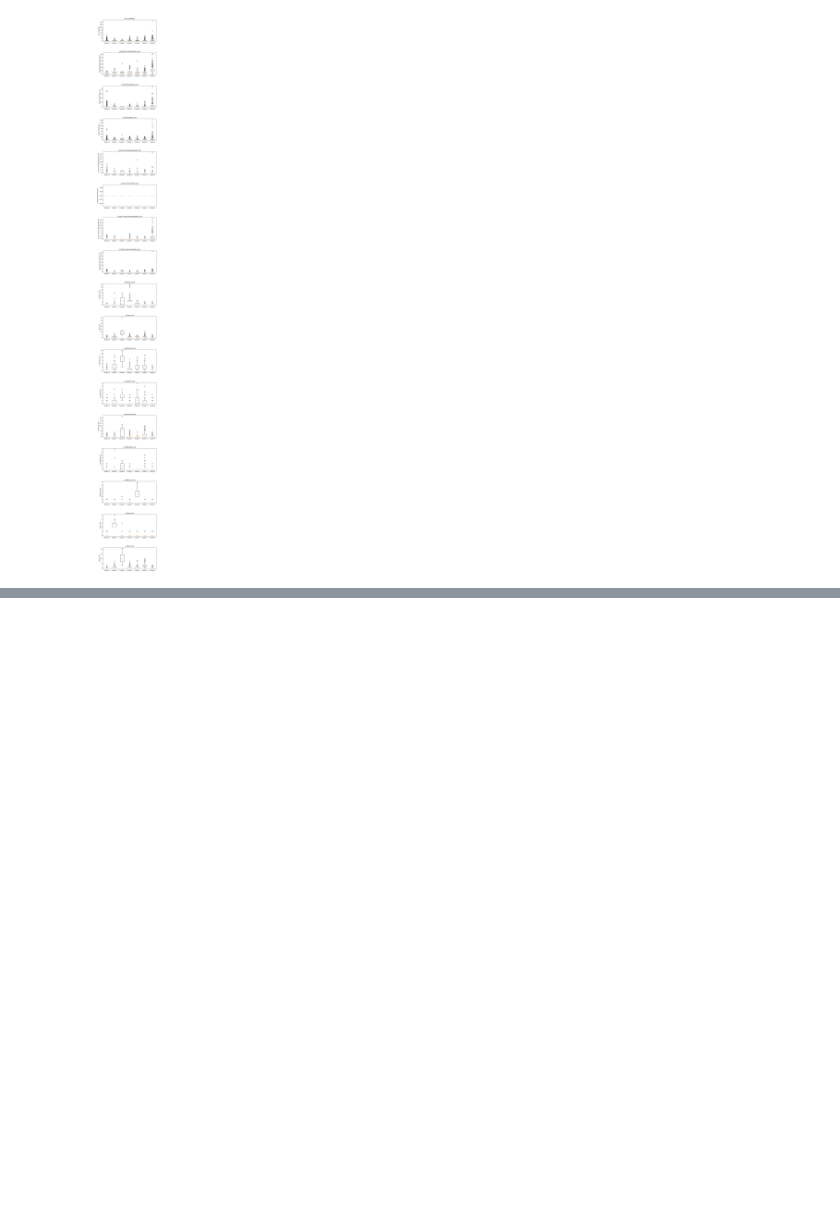
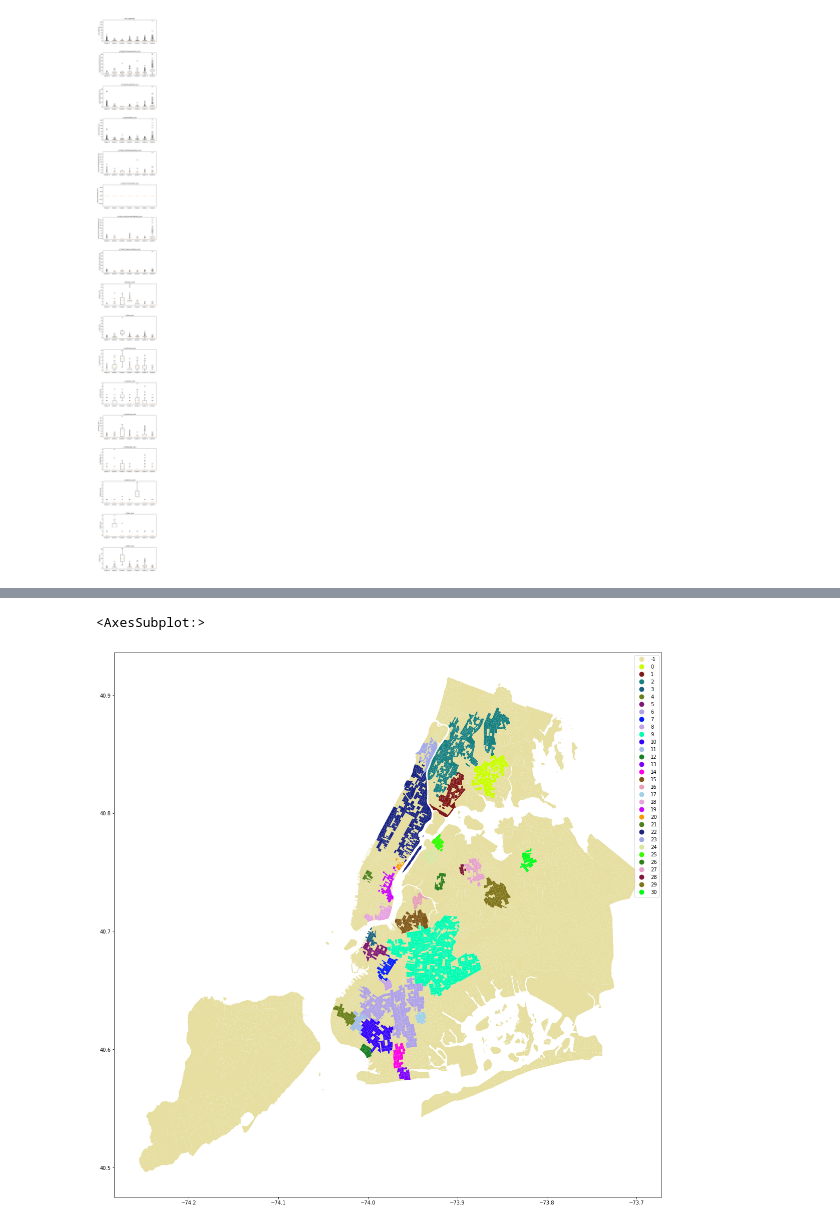
Before and after one commit to Subarashiihibi/nyc_rodent, a Jupyter notebook: Scripts/9-Cluster-Analysis.ipynb, the cells around one changed output, grey strips where cells are left out. Drawn from its saved outputs; the diff is of its cells as text; code cells hidden in the pictures; blank space fills up the shorter version.

Commit message:
DBSCAN anomaly

```diff
--- a/Scripts/9-Cluster-Analysis.ipynb
+++ b/Scripts/9-Cluster-Analysis.ipynb
@@ -225,0 +397,14 @@ rodents_gdf.plot(column='dbscan_clusters', cmap='rainbow', categorical=True, fig
+# %%
+# Apply the hyperparameters
+
+# Run DBSCAN
+dbscan = DBSCAN(eps=0.061, min_samples=12) # 31 clusters
+
+labels = dbscan.fit_predict(X)
+
+rodents_gdf['dbscan_clusters'] = labels
+
+rodents_gdf.plot(column='dbscan_clusters', cmap=custom_cmap, categorical=True, figsize=(20, 20), legend=True)
+# %% [output]
+<AxesSubplot:>
+[figure, added]
```
Also changed, not shown: parts of 21 cells of this notebook, 1 other file.
